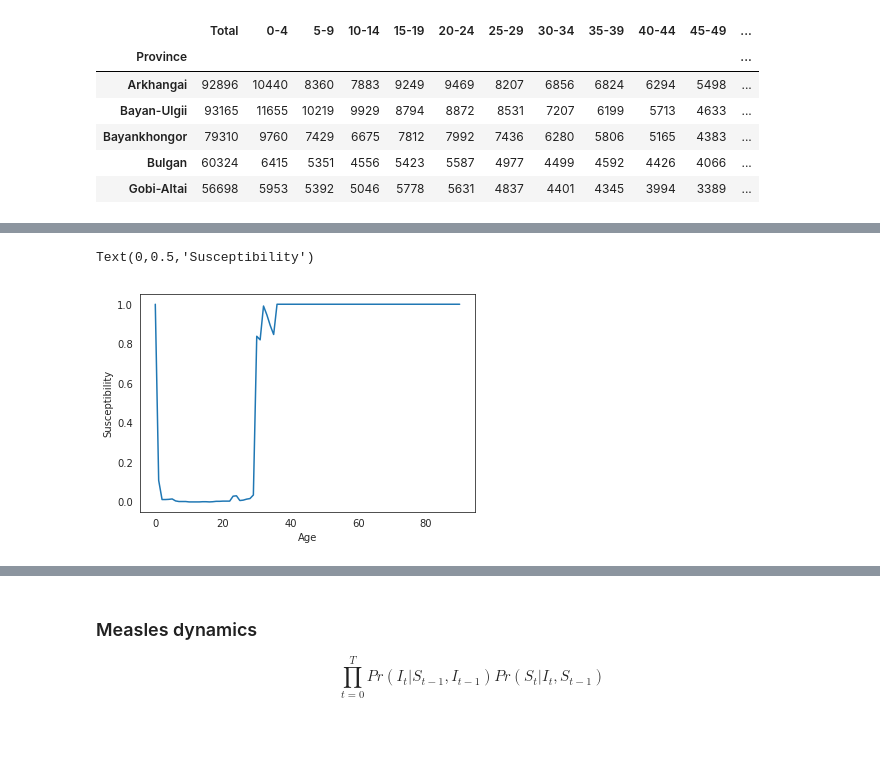
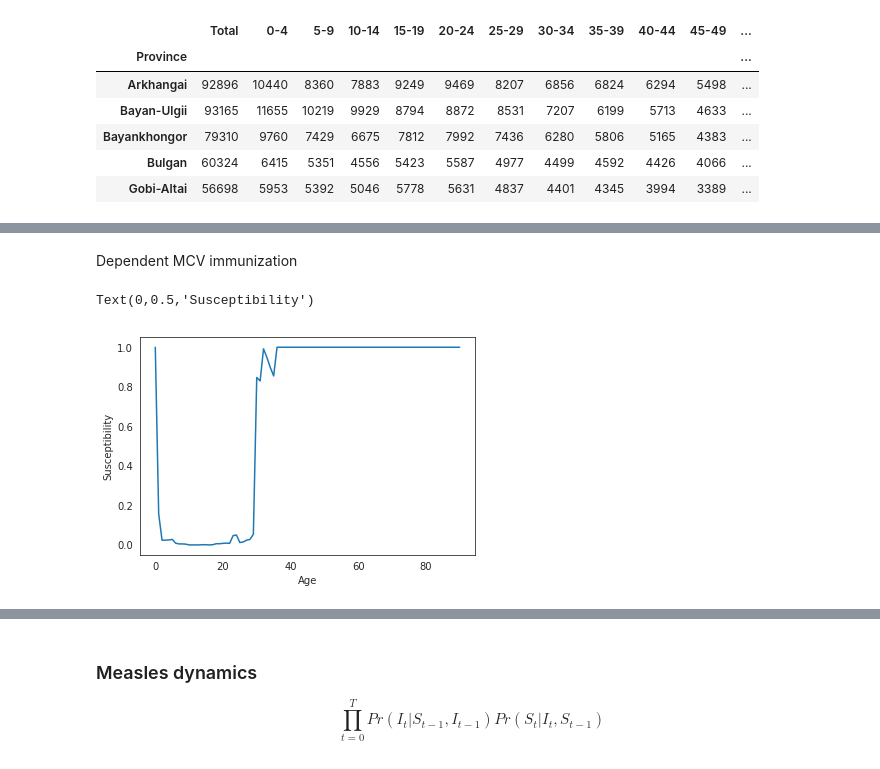
Before and after one commit to fonnesbeck/mongolia_measles, a Jupyter notebook: notebooks/Measles Dynamics.ipynb, the cells around one changed output, grey strips where cells are left out. Cells and saved outputs as stored; diff of their text form; code cells hidden in the pictures; blank space fills up the shorter version.

```diff
--- a/notebooks/Measles Dynamics.ipynb
+++ b/notebooks/Measles Dynamics.ipynb
@@ -110,3 +124,7 @@ coverage.head()
 # %%
 age_classes = [0,5,10,15,20,25,30,35,40,100]
 age_slices = [slice(age_classes[i], age_classes[i+1]) for i in range(len(age_classes)-1)]
+# %%
+efficacy = 0.85
+# %% [markdown]
+Dependent MCV immunization
@@ -113,8 +136,9 @@ age_slices = [slice(age_classes[i], age_classes[i+1]) for i in range(len(age_cla
 # %%
-(1 - coverage*(0.9)).prod(axis=1).round(3).sort_index().plot()
+susceptibility = (1 - coverage*efficacy).prod(axis=1).round(3).sort_index()
+susceptibility.plot()
 plt.ylabel('Susceptibility')
 # %% [output]
 Text(0,0.5,'Susceptibility')
-[figure, old version]
+[figure, new version]
 # %%
 downsample = lambda x: np.array([x[s].mean() for s in age_slices])
```
Also changed, not shown: parts of 10 cells of this notebook, 1 other file.
